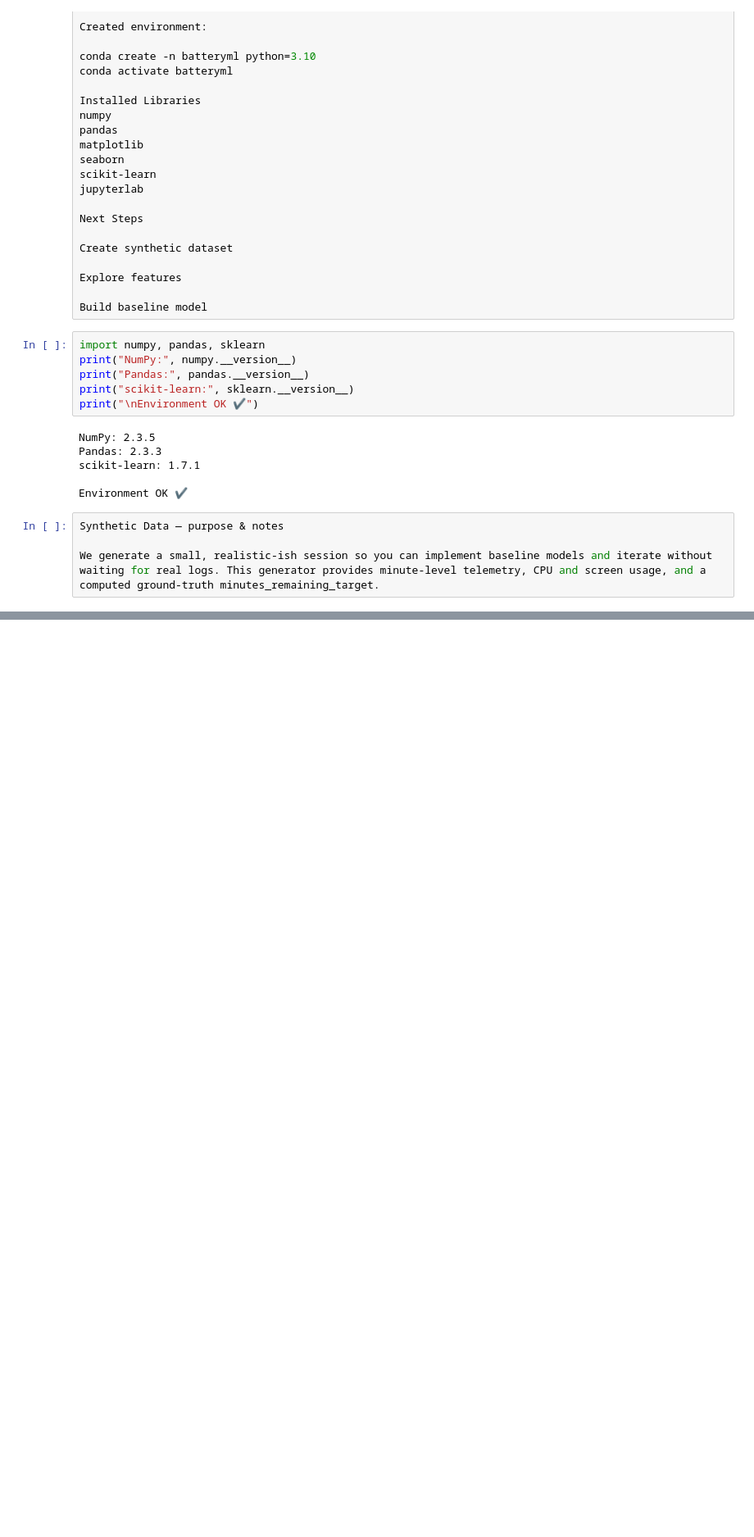
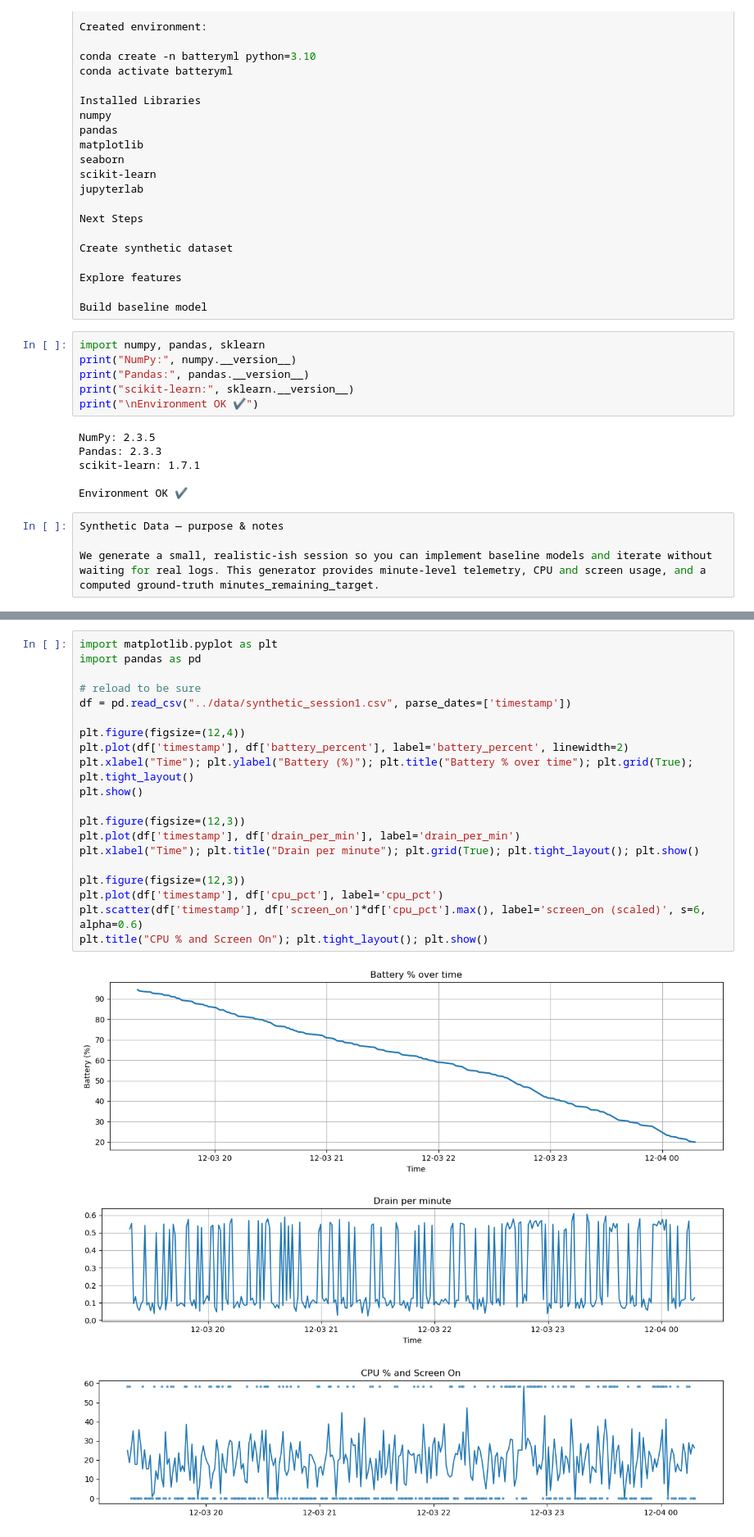
Before and after one commit to madan1234ja/battery_project, a Jupyter notebook: notebooks/01_day1_project_plan.ipynb, the cells around one changed output, grey strips where cells are left out. Shown at 82% size. Saved outputs shown, nothing was run; the diff lists cells and outputs as text; blank space fills up the shorter version.

Commit message:
day1: added synthetic data, notebook updates, baseline

```diff
--- a/notebooks/01_day1_project_plan.ipynb
+++ b/notebooks/01_day1_project_plan.ipynb
@@ -157,0 +146,24 @@ df.head()
+# %%
+import matplotlib.pyplot as plt
+import pandas as pd
+
+# reload to be sure
+df = pd.read_csv("../data/synthetic_session1.csv", parse_dates=['timestamp'])
+
+plt.figure(figsize=(12,4))
+plt.plot(df['timestamp'], df['battery_percent'], label='battery_percent', linewidth=2)
+plt.xlabel("Time"); plt.ylabel("Battery (%)"); plt.title("Battery % over time"); plt.grid(True); plt.tight_layout()
+plt.show()
+
+plt.figure(figsize=(12,3))
+plt.plot(df['timestamp'], df['drain_per_min'], label='drain_per_min')
+plt.xlabel("Time"); plt.title("Drain per minute"); plt.grid(True); plt.tight_layout(); plt.show()
+
+plt.figure(figsize=(12,3))
+plt.plot(df['timestamp'], df['cpu_pct'], label='cpu_pct')
+plt.scatter(df['timestamp'], df['screen_on']*df['cpu_pct'].max(), label='screen_on (scaled)', s=6, alpha=0.6)
+plt.title("CPU % and Screen On"); plt.tight_layout(); plt.show()
+# %% [output]
+[figure, added]
+[figure, added]
+[figure, added]
```
Also changed, not shown: parts of 8 cells of this notebook, 2 other files.
